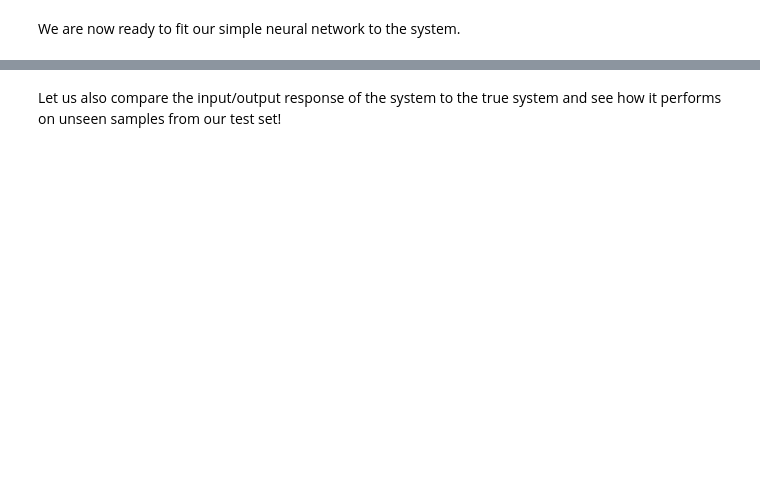
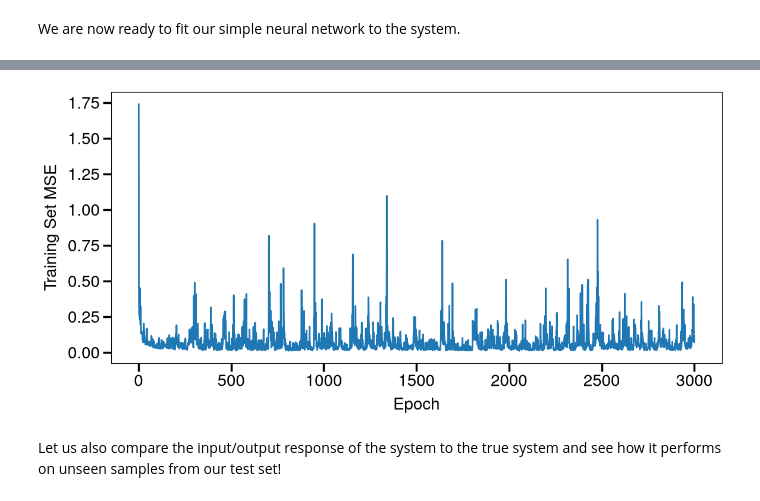
Before and after one commit to SPSC-TUGraz/Nonlinear-Signal-Processing-Practicals-, a Jupyter notebook: notebooks/sessions/1-2-static-system-identification.ipynb, the cells around one changed output, grey strips where cells are left out. Saved outputs shown, nothing was run; the diff lists cells and outputs as text; code cells hidden in the pictures; blank space fills up the shorter version.

```diff
--- a/notebooks/sessions/1-2-static-system-identification.ipynb
+++ b/notebooks/sessions/1-2-static-system-identification.ipynb
@@ -96,8 +103,8 @@ plt.tight_layout()
 We are now ready to fit our simple neural network to the system.
 # %%
 # create and fit an instance of our simple MLP model given our training data
-mlp_model = SimpleMLP(hidden_size=32)
-loss_list = mlp_model.fit(x_train, y_train)
+mlp_model = SimpleMLP(hidden_size=300)
+loss_list = mlp_model.fit(x_train, y_train, max_epochs=3000)
 
 # plot the evolution of the training MSE
 plt.figure(figsize=(12,6))
@@ -105,3 +112,4 @@ plt.plot(list(range(1, 1 + len(loss_list))), loss_list)
 plt.xlabel('Epoch')
 plt.ylabel('Training Set MSE')
 plt.tight_layout()
+# %% [output]
@@ -108,3 +133,4 @@ plt.tight_layout()
+[figure, added]
 # %% [markdown]
 Let us also compare the input/output response of the system to the true system and see how it performs on unseen
 samples from our test set!
```
Also changed, not shown: parts of 5 cells of this notebook, 8 other files.
